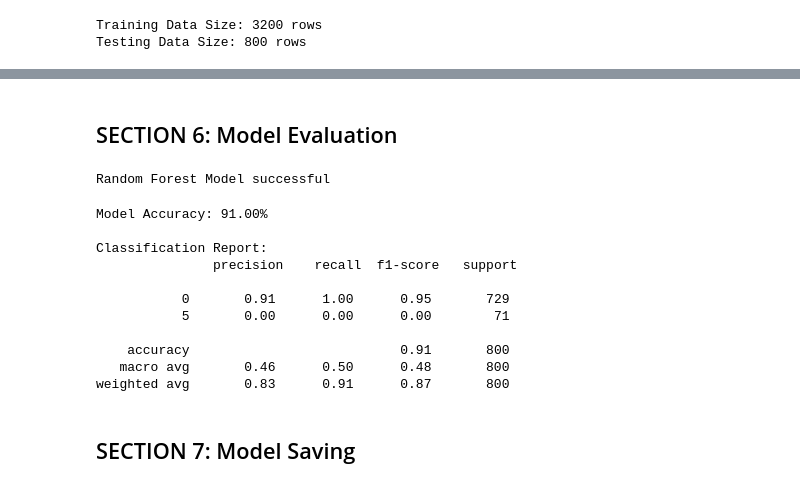
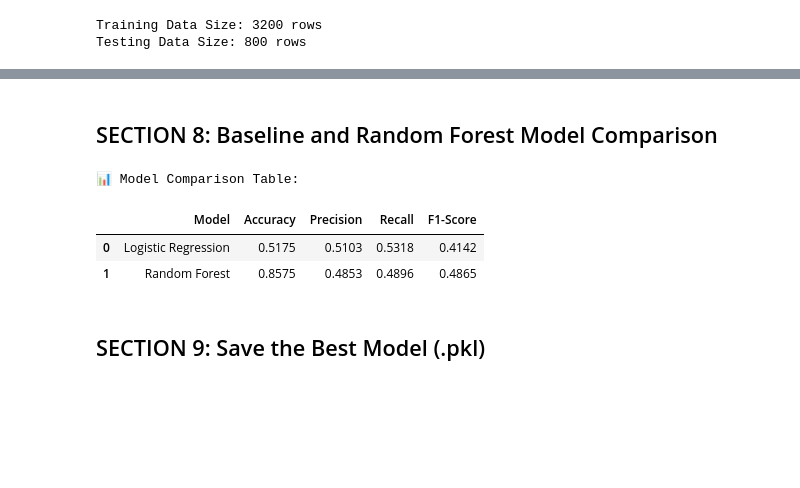
Before and after one commit to kalana1999/Boat-engine-health-prediction-model, a Jupyter notebook: Untitled0.ipynb, the cells around one changed output, grey strips where cells are left out. Saved outputs shown, nothing was run; the diff lists cells and outputs as text; code cells hidden in the pictures; blank space fills up the shorter version.

Commit message:
Update Random Forest model training notebook with sensor dataset

```diff
--- a/Untitled0.ipynb
+++ b/Untitled0.ipynb
@@ -103,0 +140,20 @@ Testing Data Size: 800 rows
+# %%
+
+rf_pipeline = Pipeline([
+    ("imputer", SimpleImputer(strategy="median", add_indicator=True)),
+    ("classifier", RandomForestClassifier(
+        n_estimators=300,
+        max_depth=10,
+        min_samples_leaf=3,
+        class_weight="balanced_subsample",
+        random_state=RANDOM_STATE,
+        n_jobs=-1
+    ))
+])
+
+rf_pipeline.fit(X_train, y_train)
+rf_predictions = rf_pipeline.predict(X_test)
+
+print("🚀 Random Forest Validation Results:\n")
+print(classification_report(y_test, rf_predictions, zero_division=0))
+print("Confusion Matrix:\n", confusion_matrix(y_test, rf_predictions))
@@ -104,34 +175,32 @@ Testing Data Size: 800 rows
+# %% [markdown]
+## SECTION 8: Baseline and Random Forest Model Comparison
+# %%
+
+model_predictions = {
+    "Logistic Regression": lr_predictions,
+    "Random Forest": rf_predictions
+}
+
+comparison_results = []
+for model_name, predictions in model_predictions.items():
+    comparison_results.append({
+        "Model": model_name,
+        "Accuracy": accuracy_score(y_test, predictions),
+        "Precision": precision_score(y_test, predictions, average="macro", zero_division=0),
+        "Recall": recall_score(y_test, predictions, average="macro", zero_division=0),
+        "F1-Score": f1_score(y_test, predictions, average="macro", zero_division=0)
+    })
+
+model_comparison = pd.DataFrame(comparison_results)
+print("📊 Model Comparison Table:")
+display(model_comparison.round(4))
+# %% [output]
+📊 Model Comparison Table:
+|  | Model | Accuracy | Precision | Recall | F1-Score |
+| 0 | Logistic Regression | 0.5175 | 0.5103 | 0.5318 | 0.4142 |
+| 1 | Random Forest | 0.8575 | 0.4853 | 0.4896 | 0.4865 |
 # %% [markdown]
-## SECTION 6: Model Evaluation
+## SECTION 9: Save the Best Model (.pkl)
-# %%
-
-model = RandomForestClassifier(n_estimators=100, random_state=RANDOM_STATE)
-model.fit(X_train, y_train)
-
-print("Random Forest Model successful")
-# %% [output]
-Random Forest Model successful
-# %%
-
-y_pred = model.predict(X_test)
-accuracy = accuracy_score(y_test, y_pred)
-
-print(f"Model Accuracy: {accuracy * 100:.2f}%")
-print("\nClassification Report:\n", classification_report(y_test, y_pred))
-# %% [output]
-Model Accuracy: 91.00%
-
-Classification Report:
-               precision    recall  f1-score   support
-
-           0       0.91      1.00      0.95       729
-           5       0.00      0.00      0.00        71
-
-    accuracy                           0.91       800
-   macro avg       0.46      0.50      0.48       800
-weighted avg       0.83      0.91      0.87       800
-# %% [markdown]
-## SECTION 7: Model Saving
 # %%
 
 model_filename = 'seaguardian_ai_model_updated.pkl'
```
Also changed, not shown: parts of 12 cells of this notebook.
